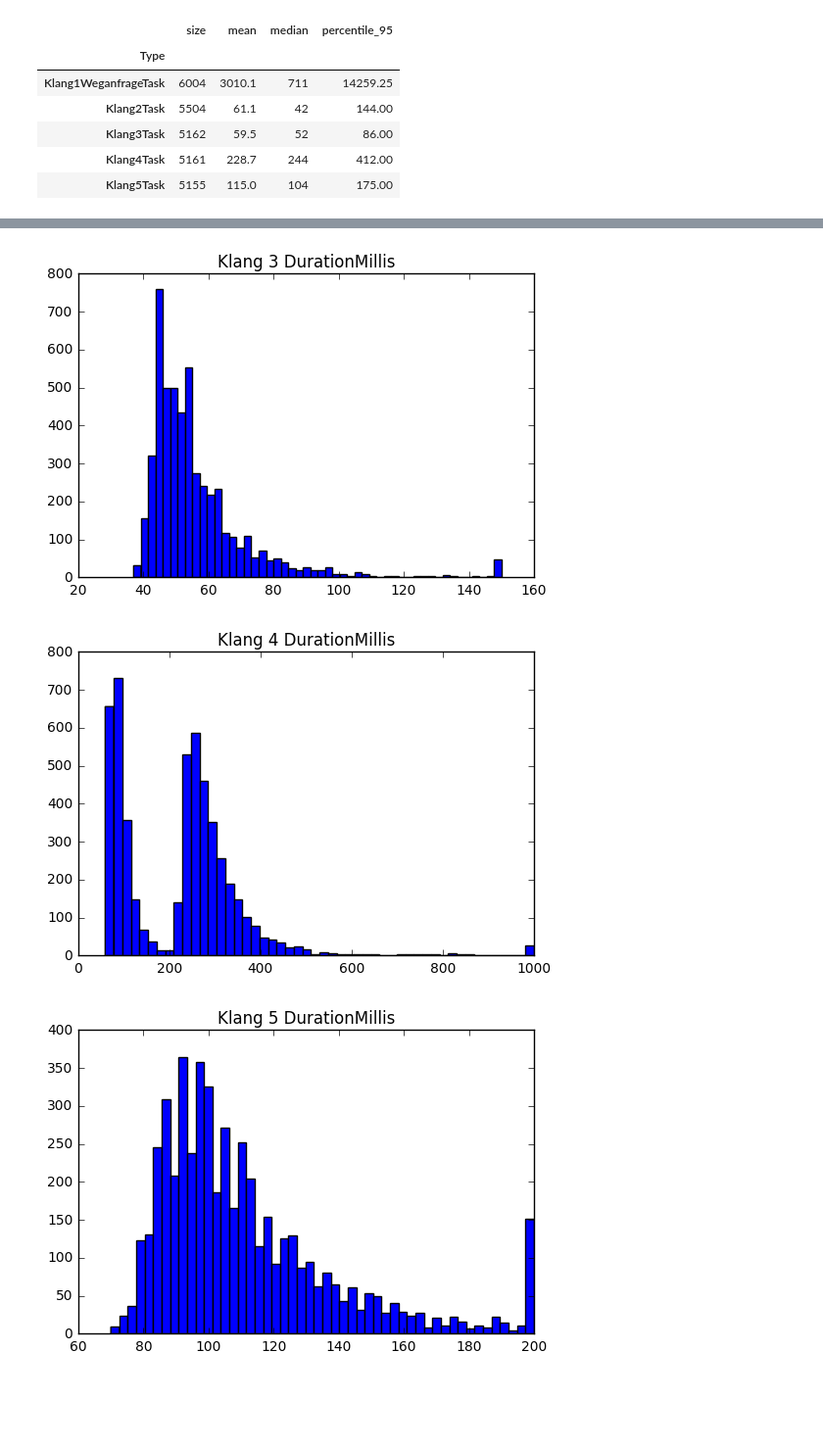
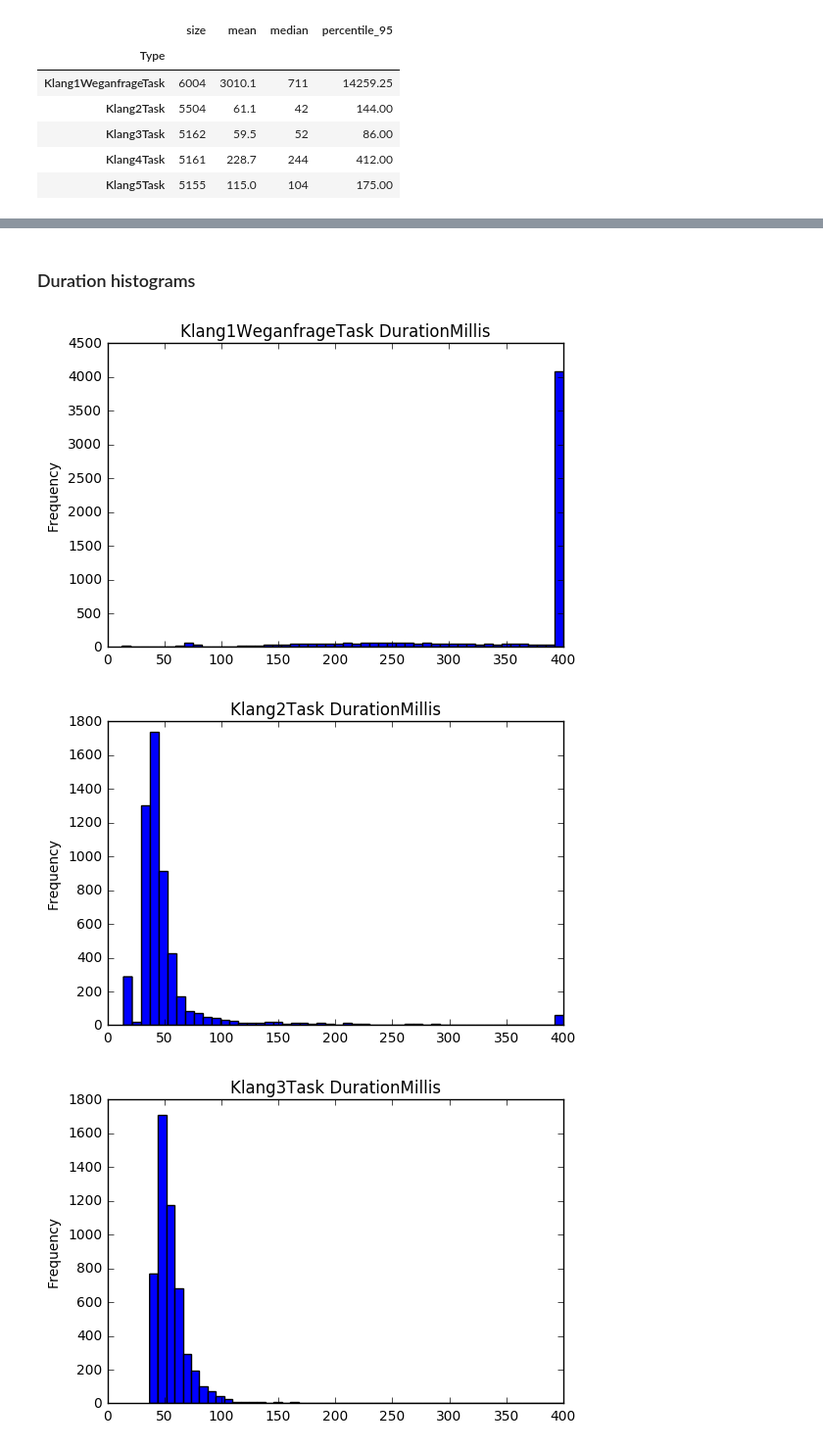
Before and after one commit to dnswlt/jupyter-playground, a Jupyter notebook: SprintPerformanceTesting.ipynb, the cells around one changed output, grey strips where cells are left out. Shown at 98% size. Cells and saved outputs as stored; diff of their text form; code cells hidden in the pictures; blank space fills up the shorter version.

```diff
--- a/SprintPerformanceTesting.ipynb
+++ b/SprintPerformanceTesting.ipynb
@@ -51,21 +62,13 @@ p = plt.hist(k2['DurationMillis'], bins=50)
-# %%
-k3 = data[data.Type == 'Klang3Task'].copy()
-k3[k3.DurationMillis > 150] = 150
-plt.title('Klang 3 DurationMillis')
-p = plt.hist(k3['DurationMillis'], bins=50)
-# %% [output]
-[figure, removed]
-# %%
-k4 = data[data.Type == 'Klang4Task'].copy()
-k4[k4.DurationMillis > 1000] = 1000
-plt.title('Klang 4 DurationMillis')
-p = plt.hist(k4['DurationMillis'], bins=50)
-# %% [output]
-[figure, removed]
-# %%
-k5 = data[data.Type == 'Klang5Task'].copy()
-k5[k5.DurationMillis > 200] = 200
-plt.title('Klang 5 DurationMillis')
-p = plt.hist(k5['DurationMillis'], bins=50)
-# %% [output]
-[figure, removed]
+# %% [markdown]
+### Duration histograms
+# %%
+data['DurationMillisBounded'] = np.minimum(400, data.DurationMillis)
+for typ in sorted(data.Type.unique()):
+    plt.figure()
+    data[data['Type']==typ]['DurationMillisBounded'].plot(kind='hist', bins=50)
+    plt.title('{} DurationMillis'.format(typ))
+del data['DurationMillisBounded']
+# %% [output]
+[figure, added]
+[figure, added]
+[figure, added]
```
Also changed, not shown: parts of 12 cells of this notebook.
